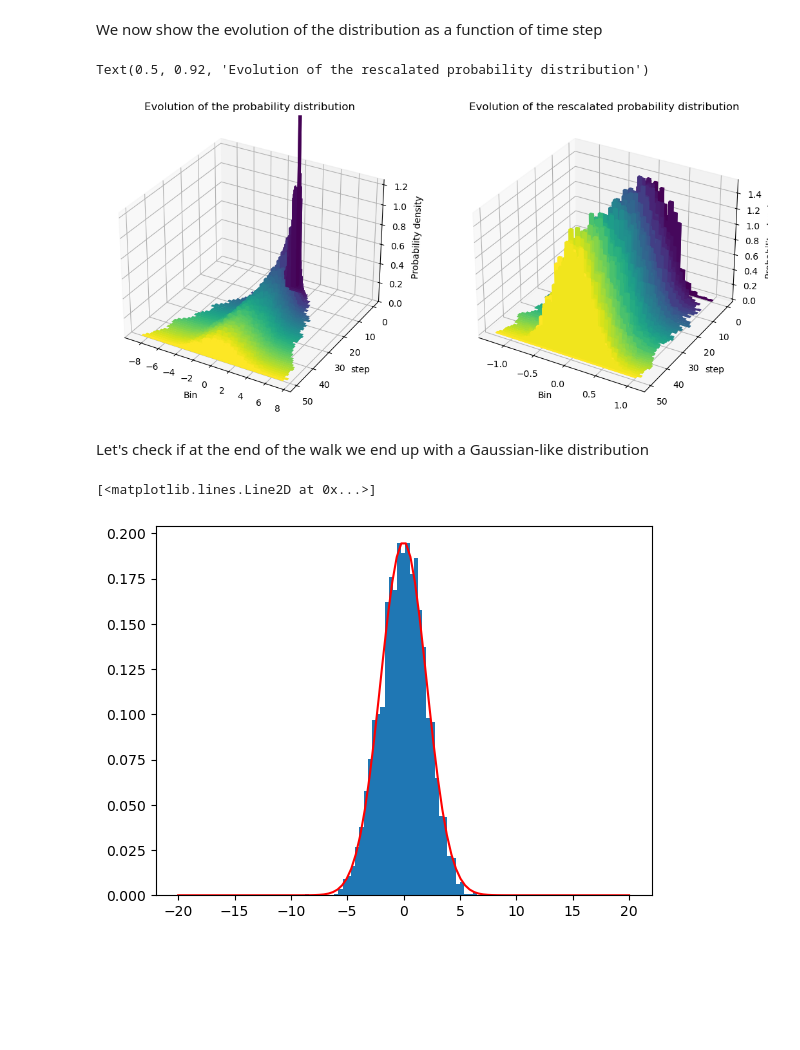
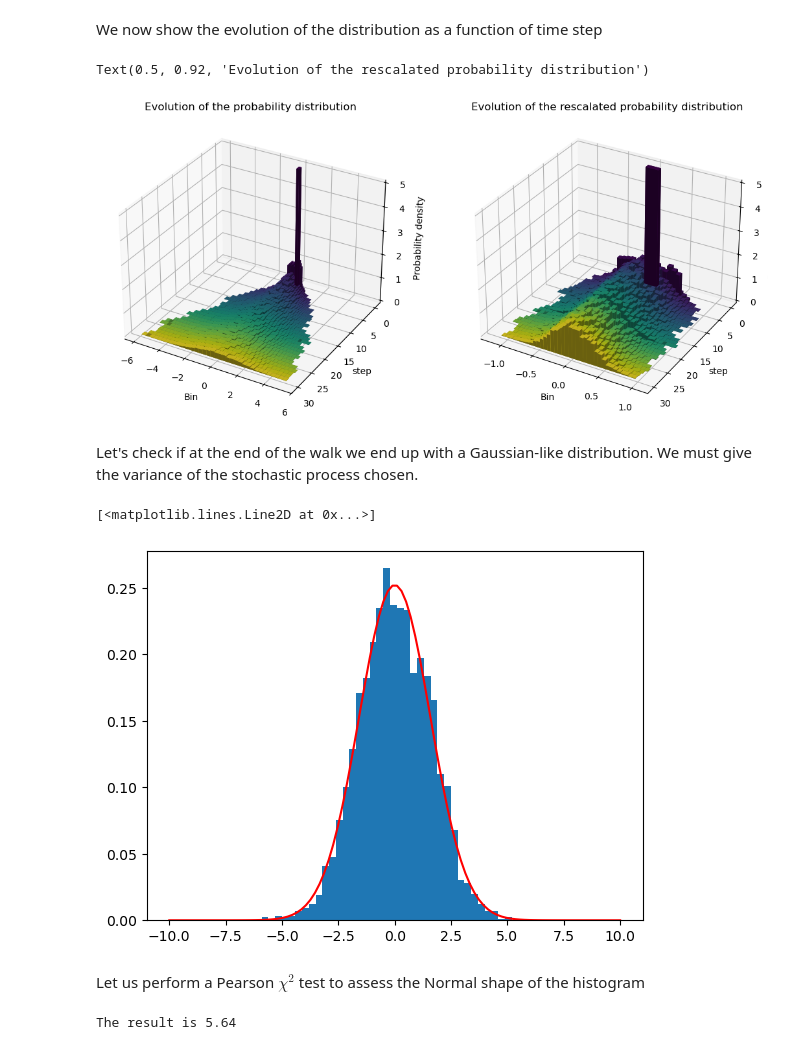
Before and after one commit to feynance/Random_walks, a Jupyter notebook: Random_walks.ipynb, the cells around one changed output. Saved outputs shown, nothing was run; the diff lists cells and outputs as text; code cells hidden in the pictures; blank space fills up the shorter version.

```diff
--- a/Random_walks.ipynb
+++ b/Random_walks.ipynb
@@ -10,7 +14,7 @@ rng = np.random.default_rng(6)      # new recommended random generator of numpy
 # %% [markdown]
 We define how many steps the stochastic process will take (_lenght_), and how many copies will be generated for it (_size_)
 # %%
-lenght = 50
+lenght = 30
 size = 3000
 # %% [markdown]
 We now define the random process, namely the probability rule for the increments of the process. All of them have zero-mean for the sake of simplicity.
@@ -21,19 +25,19 @@ We provide:
 3) cauchy step
 4) Gaussian (normal) step
 # %%
-#Since the stochastic walk start in 0, we just need to generate lenght-1 increments
+#Since the stochastic walk start in 0, we just need to generate lenght-1 increments NO!!!!!!!!!!!!!!!!!!!!!!!!!!!!!!!!!!!!!!!!!!
 def step(step_size:int, lenght:int, size:int):
-    x = rng.random((lenght-1,size))
+    x = rng.random((lenght,size))
     x = np.where(x > 0.5, step_size, -1*step_size)
     return x
 def uniform(width, lenght:int, size:int):
-    x = width * (rng.random((lenght-1, size)) - 0.5)
+    x = width * (rng.random((lenght, size)) - 0.5)
     return x
 def cauchy(width, lenght:int, size:int): #width correspond to HWHM
-    x = width * rng.standard_cauchy((lenght-1, size))
+    x = width * rng.standard_cauchy((lenght, size))
     return x
 def normal(width, lenght:int, size:int):
-    x = rng.normal(scale=width, size=(lenght-1, size))
+    x = rng.normal(scale=width, size=(lenght, size))
     return x
 # %% [markdown]
 We generate all the increments of the selected process in one single call. The output has a matrix shape _(lenght, size)_
@@ -98,7 +99,10 @@ for t, hist in enumerate(histograms):
         continue
     heights1 = hist[0]
     bins1 = hist[1]
-    if t!= 0:
+    if t == 0:
+        heights2 = heights1
+        bins2 = bins1
+    else:
         heights2 = heights1 * np.sqrt(t)
         bins2 = bins1 / np.sqrt(t)
 
@@ -107,36 +111,34 @@ for t, hist in enumerate(histograms):
 
     y = np.full_like(x1, t)
     z = np.zeros_like(x1)
 
     dx1 = np.diff(bins1)         # array with the bin width
     dx2 = np.diff(bins2)
 
     dy = np.ones_like(x1)
 
     dz1 = heights1               # z correspond to the height of bins
     dz2 = heights2
 
     ax1.bar3d(x1, y, z, dx1, dy, dz1, shade=True, color=colors_rgb[t])
     ax2.bar3d(x2, y, z, dx2, dy, dz2, shade=True, color=colors_rgb[t])
 
 ax1.invert_yaxis()
 ax2.invert_yaxis()
-ax1.set_zlim(0, 1.25)
+#ax1.set_zlim(0, 1.25)
 
 # labels
 ax1.set_xlabel('Bin')
 ax1.set_ylabel('step')
 ax1.set_zlabel('Probability density')
 ax1.set_title('Evolution of the probability distribution')
 
 ax2.set_xlabel('Bin')
 ax2.set_ylabel('step')
 ax2.set_zlabel('Probability density')
 ax2.set_title('Evolution of the rescalated probability distribution')
-
-#plt.tight_layout()
 # %% [output]
 Text(0.5, 0.92, 'Evolution of the rescalated probability distribution')
-[figure, old version]
+[figure, new version]
 # %% [markdown]
-Let's check if at the end of the walk we end up with a Gaussian-like distribution
+Let's check if at the end of the walk we end up with a Gaussian-like distribution. We must give the variance of the stochastic process chosen.
@@ -143,7 +147,24 @@ Let's check if at the end of the walk we end up with a Gaussian-like distributio
 # %%
-plot_histogram(lenght-1)
-xx = np.linspace(-20,20,100)
-plt.plot(xx, 1/(np.sqrt(2*np.pi*1/12*lenght))*np.exp(-xx**2/(2*1/12*lenght)), color='r') #the red line is the Gaussian pdf
+xx = np.linspace(-10,10,100)
+sigma2 = variance * lenght        # variance of the walk according to the central limit theorem
+gaussian = 1/(np.sqrt(2*np.pi*sigma2))*np.exp(-xx**2/(2*sigma2)) # evalutation of the guassian shape
+
+plot_histogram(lenght-1)          # plot the histogram for the final position of the process
+plt.plot(xx, gaussian, color='r') #the red line is the Gaussian pdf
 # %% [output]
 [<matplotlib.lines.Line2D at 0x...>]
-[figure, old version]
+[figure, new version]
+# %% [markdown]
+Let us perform a Pearson $\chi^2$ test to assess the Normal shape of the histogram
+# %%
+hist = histograms[-1][0]
+edges = histograms[-1][1]
+
+# gaussian cdf computed for the histogram using the error function
+gcdf = 0.5 * (1 + erf( edges / np.sqrt(2*sigma2) ))
+gcdf = np.diff(gcdf)   # this gives the area of the bins according to the gaussian distribution function
+
+chi2 = np.sum(np.power(hist - gcdf,2) / gcdf)
+print('The result is {:0.2f}'.format(chi2))
+# %% [output]
+The result is 5.64
```
Also changed, not shown: parts of 11 cells of this notebook.
